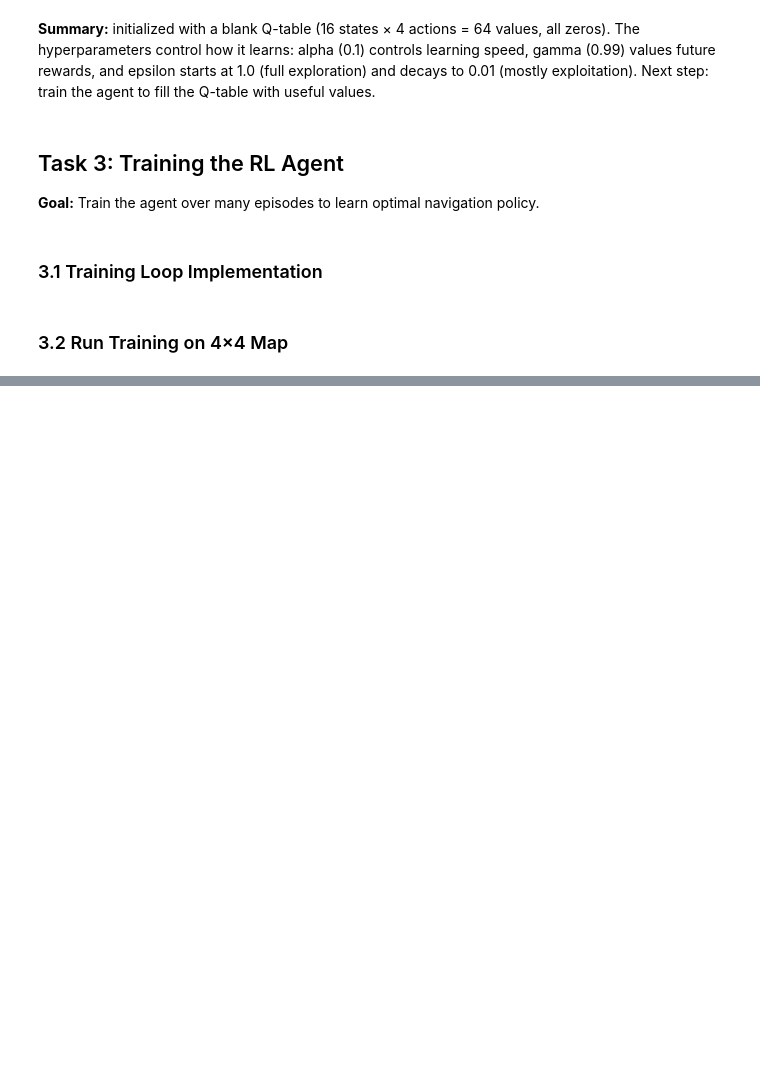
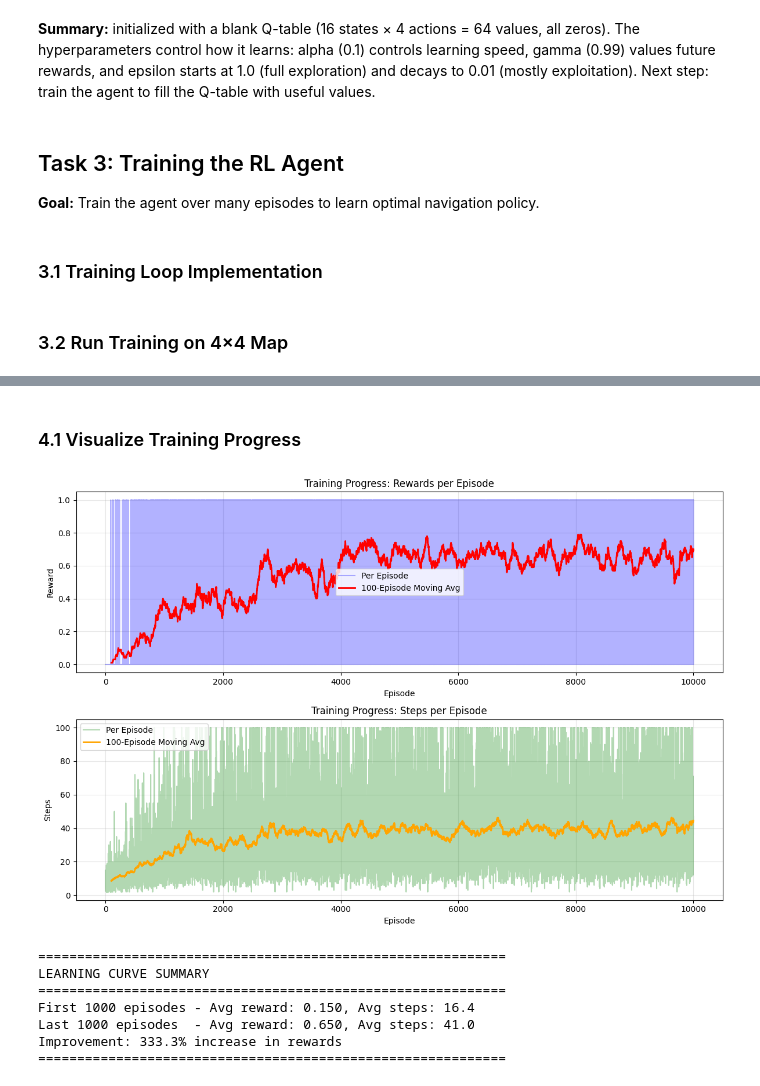
Before and after one commit to QuasimodoCodes/4610-Final, a Jupyter notebook: warehouse_robot_rl/warehouse_robot_rl.ipynb, the cells around one changed output, grey strips where cells are left out. Cells and saved outputs as stored; diff of their text form; code cells hidden in the pictures; blank space fills up the shorter version.

Commit message:
finished step 4 by visualizing the learning and compared q learning to 2  simple policies

```diff
--- a/warehouse_robot_rl/warehouse_robot_rl.ipynb
+++ b/warehouse_robot_rl/warehouse_robot_rl.ipynb
@@ -520,0 +532,59 @@ UNDERSTANDING THE RESULTS
+# %% [markdown]
+### 4.1 Visualize Training Progress
+# %%
+# Plot training curves with moving average
+def plot_training_progress(rewards, steps, window=100):
+
+    episodes = np.arange(len(rewards))
+
+    # Calculate moving averages
+    def moving_average(data, window):
+        return np.convolve(data, np.ones(window)/window, mode='valid')
+
+    rewards_ma = moving_average(rewards, window)
+    steps_ma = moving_average(steps, window)
+
+    # Create figure with two subplots
+    fig, (ax1, ax2) = plt.subplots(2, 1, figsize=(12, 8))
+
+    # Plot rewards
+    ax1.plot(episodes, rewards, alpha=0.3, color='blue', label='Per Episode')
+    ax1.plot(episodes[window-1:], rewards_ma, color='red', linewidth=2, label=f'{window}-Episode Moving Avg')
+    ax1.set_xlabel('Episode')
+    ax1.set_ylabel('Reward')
+    ax1.set_title('Training Progress: Rewards per Episode')
+    ax1.legend()
+    ax1.grid(True, alpha=0.3)
+
+    # Plot steps
+    ax2.plot(episodes, steps, alpha=0.3, color='green', label='Per Episode')
+    ax2.plot(episodes[window-1:], steps_ma, color='orange', linewidth=2, label=f'{window}-Episode Moving Avg')
+    ax2.set_xlabel('Episode')
+    ax2.set_ylabel('Steps')
+    ax2.set_title('Training Progress: Steps per Episode')
+    ax2.legend()
+    ax2.grid(True, alpha=0.3)
+
+    plt.tight_layout()
+    plt.show()
+
+    # Print summary statistics
+    print("=" * 60)
+    print("LEARNING CURVE SUMMARY")
+    print("=" * 60)
+    print(f"First 1000 episodes - Avg reward: {np.mean(rewards[:1000]):.3f}, Avg steps: {np.mean(steps[:1000]):.1f}")
+    print(f"Last 1000 episodes  - Avg reward: {np.mean(rewards[-1000:]):.3f}, Avg steps: {np.mean(steps[-1000:]):.1f}")
+    print(f"Improvement: {(np.mean(rewards[-1000:]) - np.mean(rewards[:1000])) / np.mean(rewards[:1000]) * 100:.1f}% increase in rewards")
+    print("=" * 60)
+
+# Plot the training results
+plot_training_progress(rewards, steps, window=100)
+# %% [output]
+[figure, added]
+============================================================
+LEARNING CURVE SUMMARY
+============================================================
+First 1000 episodes - Avg reward: 0.150, Avg steps: 16.4
+Last 1000 episodes  - Avg reward: 0.650, Avg steps: 41.0
+Improvement: 333.3% increase in rewards
+============================================================
```
Also changed, not shown: parts of 9 cells of this notebook.
